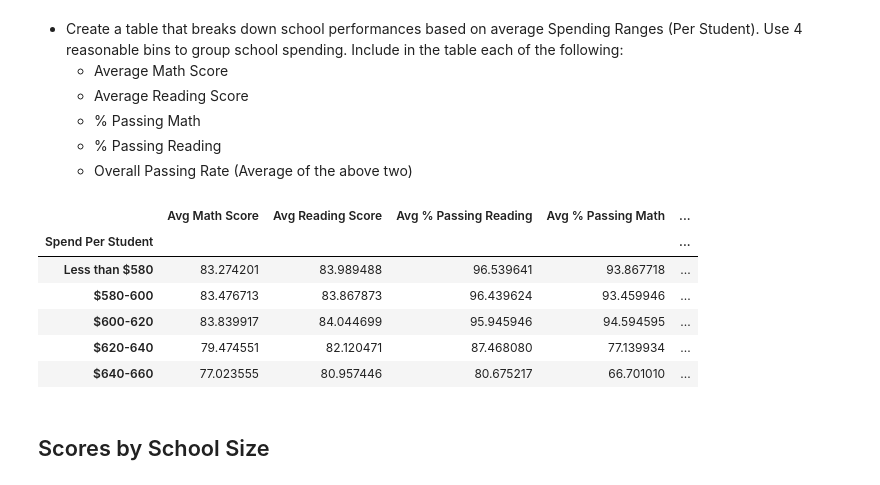
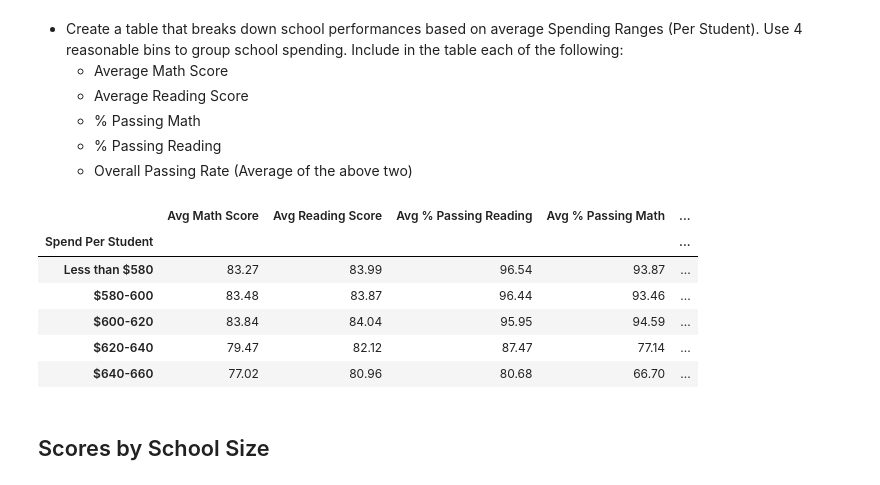
Before and after one commit to CCom20/pandas-challenge, a Jupyter notebook: pycityschools/PyCitySchools_starter.ipynb, the cells around one changed output. Cells and saved outputs as stored; diff of their text form; code cells hidden in the pictures.

```diff
--- a/pycityschools/PyCitySchools_starter.ipynb
+++ b/pycityschools/PyCitySchools_starter.ipynb
@@ -304,30 +304,30 @@ by_grade_reading_scores_df
 # %%
 bins = [0, 580, 600, 620, 640, 660]
 spending_range = ["Less than $580", "$580-600", "$600-620", "$620-640", "$640-660"]
 school_summary_df["Spend Per Student"] = pd.cut(per_stu_budget, bins, labels = spending_range)
 
 grouped_budget_df = school_summary_df.groupby("Spend Per Student")
 
-avg_math_score = grouped_budget_df["Avg Math Score"].mean()
-avg_reading_score = grouped_budget_df["Avg Reading Score"].mean()
-percent_passing_reading = grouped_budget_df["% Students Passing Reading"].mean()
-percent_passing_math = grouped_budget_df["% Students Passing Math"].mean()
-percent_passing_math_reading = grouped_budget_df["% Students Passing Reading & Math"].mean()
+avg_math_score = round(grouped_budget_df["Avg Math Score"].mean(), 2)
+avg_reading_score = round(grouped_budget_df["Avg Reading Score"].mean(), 2)
+percent_passing_reading = round(grouped_budget_df["% Students Passing Reading"].mean(), 2)
+percent_passing_math = round(grouped_budget_df["% Students Passing Math"].mean(), 2)
+percent_passing_math_reading = round(grouped_budget_df["% Students Passing Reading & Math"].mean(), 2)
 
 school_spending_df = pd.DataFrame({"Avg Math Score": avg_math_score,
                                    "Avg Reading Score": avg_reading_score,
                                    "Avg % Passing Reading": percent_passing_reading,
                                    "Avg % Passing Math": percent_passing_math,
                                    "% Overall Passing": percent_passing_math_reading})
 school_spending_df
 # %% [output]
 |  | Avg Math Score | Avg Reading Score | Avg % Passing Reading | Avg % Passing Math | ... |
 | Spend Per Student |  |  |  |  | ... |
-| Less than $580 | 83.274201 | 83.989488 | 96.539641 | 93.867718 | ... |
-| $580-600 | 83.476713 | 83.867873 | 96.439624 | 93.459946 | ... |
-| $600-620 | 83.839917 | 84.044699 | 95.945946 | 94.594595 | ... |
-| $620-640 | 79.474551 | 82.120471 | 87.468080 | 77.139934 | ... |
-| $640-660 | 77.023555 | 80.957446 | 80.675217 | 66.701010 | ... |
+| Less than $580 | 83.27 | 83.99 | 96.54 | 93.87 | ... |
+| $580-600 | 83.48 | 83.87 | 96.44 | 93.46 | ... |
+| $600-620 | 83.84 | 84.04 | 95.95 | 94.59 | ... |
+| $620-640 | 79.47 | 82.12 | 87.47 | 77.14 | ... |
+| $640-660 | 77.02 | 80.96 | 80.68 | 66.70 | ... |
 # %% [markdown]
 ## Scores by School Size
 # %% [markdown]
```
Also changed, not shown: parts of 1 cell of this notebook.
